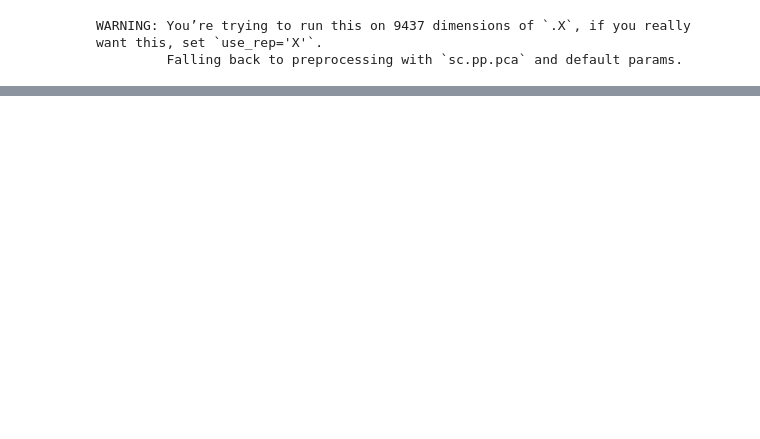
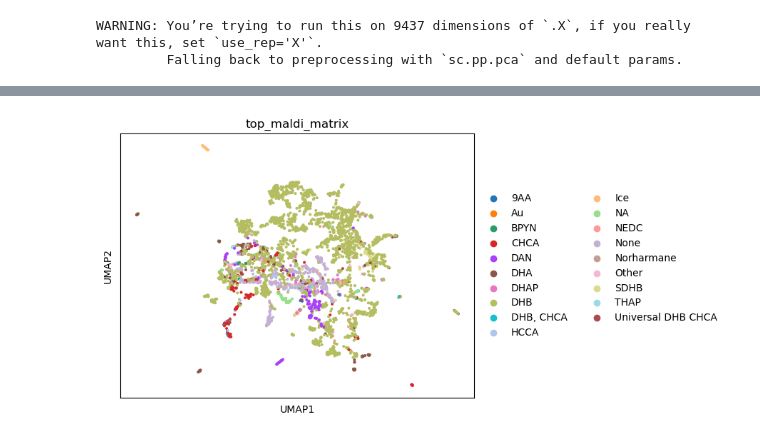
Before and after one commit to tdrose/metaspace_analysis, a Jupyter notebook: datasets_embedding.ipynb, the cells around one changed output, grey strips where cells are left out. Saved outputs shown, nothing was run; the diff lists cells and outputs as text; code cells hidden in the pictures; blank space fills up the shorter version.

```diff
--- a/datasets_embedding.ipynb
+++ b/datasets_embedding.ipynb
@@ -109 +132,5 @@ sc.pl.umap(adata, color='Group')
 * Play with batch correction
+# %%
+adata2 = AnnData(X=fdr_data.to_numpy(), var=pd.DataFrame(features), obs=mdt.loc[fdr_data.index, :])
+# %%
+adata_pos = adata2[adata2.obs['Polarity']=='positive',:]
@@ -109,0 +143,4 @@ sc.pl.umap(adata, color='Group')
+# %%
+sc.pl.umap(adata_pos, color='top_maldi_matrix')
+# %% [output]
+[figure, added]
```
Also changed, not shown: parts of 36 cells of this notebook, 1 other file.
